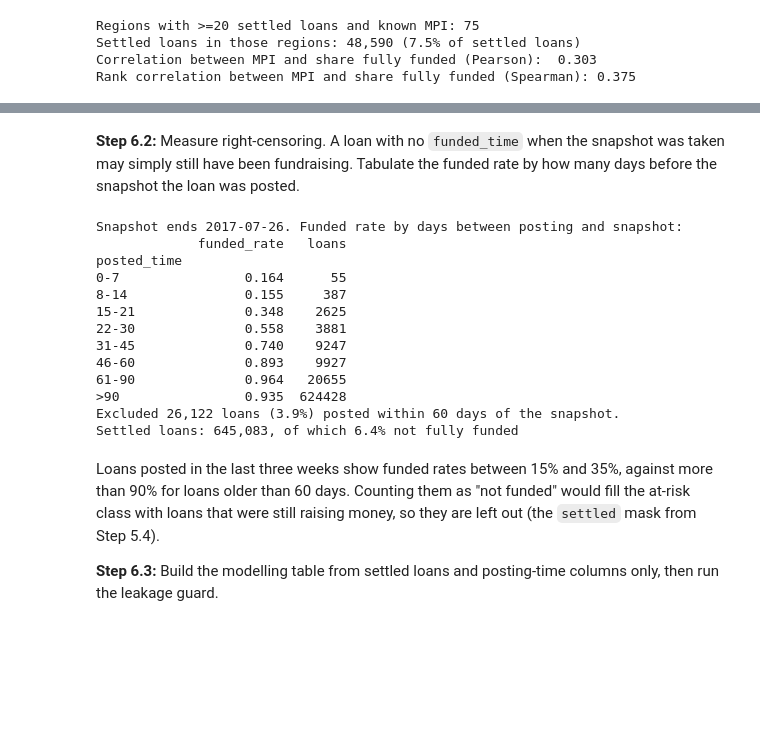
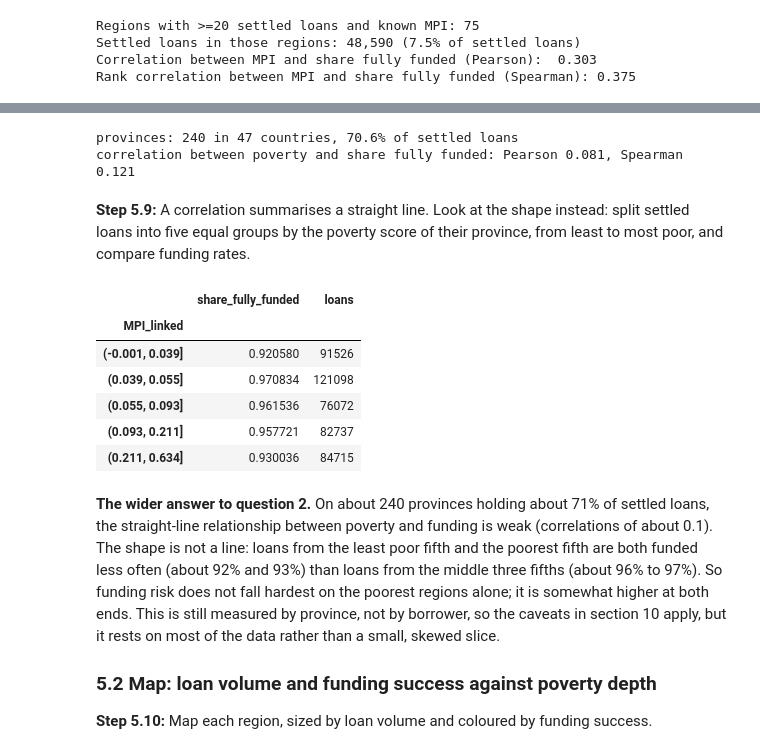
Before and after one commit to alvenyuka/Kiva-Loans-Microfinance-Analytics, a Jupyter notebook: Kiva_Loans_Microfinance_Analytics.ipynb, the cells around one changed output, grey strips where cells are left out. Saved outputs shown, nothing was run; the diff lists cells and outputs as text; code cells hidden in the pictures; blank space fills up the shorter version.

```diff
--- a/Kiva_Loans_Microfinance_Analytics.ipynb
+++ b/Kiva_Loans_Microfinance_Analytics.ipynb
@@ -612,40 +601,49 @@ platform-wide trend.
 # %%
-df["post_month"] = df["posted_time"].dt.month.astype("int8")
-df["post_dow"] = df["posted_time"].dt.dayofweek.astype("int8")
-TREND_COLUMN = "months_since_start"
-df[TREND_COLUMN] = ((df["posted_time"] - df["posted_time"].min()).dt.days / 30.4375).astype("float32")
+province_summary = (
+    df[settled].dropna(subset=["MPI_linked"])
+    .groupby(["country", "mpi_region"], observed=True)
+    .agg(n_loans=("id", "count"), pct_fully_funded=("fully_funded", "mean"), MPI=("MPI_linked", "first"))
+    .reset_index()
+)
+province_summary = province_summary[province_summary["n_loans"] >= 20]
+linked_corr = province_summary["MPI"].corr(province_summary["pct_fully_funded"])
+linked_corr_rank = province_summary["MPI"].corr(province_summary["pct_fully_funded"], method="spearman")
+linked_share = province_summary["n_loans"].sum() / settled.sum()
+print(f"provinces: {len(province_summary)} in {province_summary['country'].nunique()} countries, "
+      f"{linked_share:.1%} of settled loans")
+print(f"correlation between poverty and share fully funded: Pearson {linked_corr:.3f}, Spearman {linked_corr_rank:.3f}")
+# %% [output]
+provinces: 240 in 47 countries, 70.6% of settled loans
+correlation between poverty and share fully funded: Pearson 0.081, Spearman 0.121
 # %% [markdown]
-**Step 6.2:** Measure right-censoring. A loan with no `funded_time` when the
-snapshot was taken may simply still have been fundraising. Tabulate the funded
-rate by how many days before the snapshot the loan was posted.
+**Step 5.9:** A correlation summarises a straight line. Look at the shape instead:
+split settled loans into five equal groups by the poverty score of their province,
+from least to most poor, and compare funding rates.
 # %%
-age_band = pd.cut(age_days, [-1, 7, 14, 21, 30, 45, 60, 90, 10**6],
-                  labels=["0-7", "8-14", "15-21", "22-30", "31-45", "46-60", "61-90", ">90"])
-censoring = df.groupby(age_band, observed=True)["fully_funded"].agg(funded_rate="mean", loans="size")
-print(f"Snapshot ends {snapshot_end.date()}. Funded rate by days between posting and snapshot:")
-print(censoring.to_string(float_format=lambda v: f"{v:.3f}"))
-print(f"Excluded {(~settled).sum():,} loans ({(~settled).mean():.1%}) posted within {CENSOR_DAYS} days of the snapshot.")
-print(f"Settled loans: {settled.sum():,}, of which {1 - df.loc[settled, 'fully_funded'].mean():.1%} not fully funded")
+poverty_fifth = pd.qcut(df.loc[settled, "MPI_linked"], 5)
+funded_by_fifth = df[settled].groupby(poverty_fifth, observed=True)["fully_funded"].agg(
+    share_fully_funded="mean", loans="size")
+funded_by_fifth
 # %% [output]
-Snapshot ends 2017-07-26. Funded rate by days between posting and snapshot:
-             funded_rate   loans
-posted_time
-0-7                0.164      55
-8-14               0.155     387
-15-21              0.348    2625
-22-30              0.558    3881
-31-45              0.740    9247
-46-60              0.893    9927
-61-90              0.964   20655
->90                0.935  624428
-Excluded 26,122 loans (3.9%) posted within 60 days of the snapshot.
-Settled loans: 645,083, of which 6.4% not fully funded
+|  | share_fully_funded | loans |
+| MPI_linked |  |  |
+| (-0.001, 0.039] | 0.920580 | 91526 |
+| (0.039, 0.055] | 0.970834 | 121098 |
+| (0.055, 0.093] | 0.961536 | 76072 |
+| (0.093, 0.211] | 0.957721 | 82737 |
+| (0.211, 0.634] | 0.930036 | 84715 |
 # %% [markdown]
-Loans posted in the last three weeks show funded rates between 15% and 35%,
-against more than 90% for loans older than 60 days. Counting them as "not funded" would
-fill the at-risk class with loans that were still raising money, so they are
-left out (the `settled` mask from Step 5.4).
+**The wider answer to question 2.** On about 240 provinces holding about 71% of
+settled loans, the straight-line relationship between poverty and funding is weak
+(correlations of about 0.1). The shape is not a line: loans from the least poor
+fifth and the poorest fifth are both funded less often (about 92% and 93%) than
+loans from the middle three fifths (about 96% to 97%). So funding risk does not
+fall hardest on the poorest regions alone; it is somewhat higher at both ends.
+This is still measured by province, not by borrower, so the caveats in section 10
+apply, but it rests on most of the data rather than a small, skewed slice.
 
-**Step 6.3:** Build the modelling table from settled loans and posting-time
-columns only, then run the leakage guard.
+### 5.2 Map: loan volume and funding success against poverty depth
+
+**Step 5.10:** Map each region, sized by loan volume and coloured by funding
+success.
 # %%
```
Also changed, not shown: parts of 104 cells of this notebook, 4 other files.
